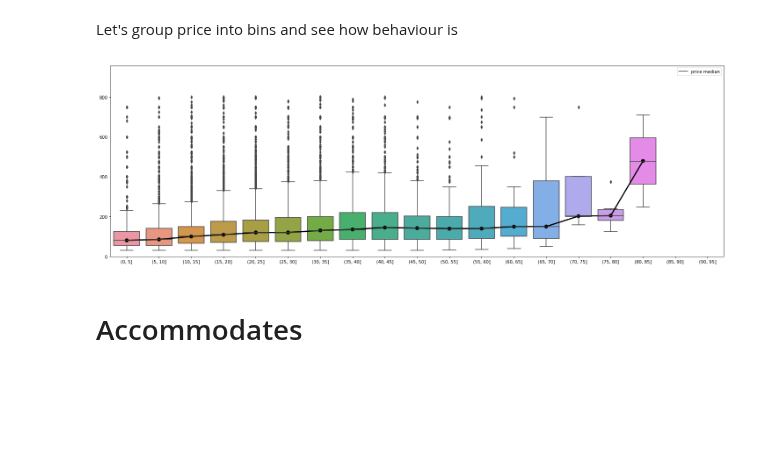
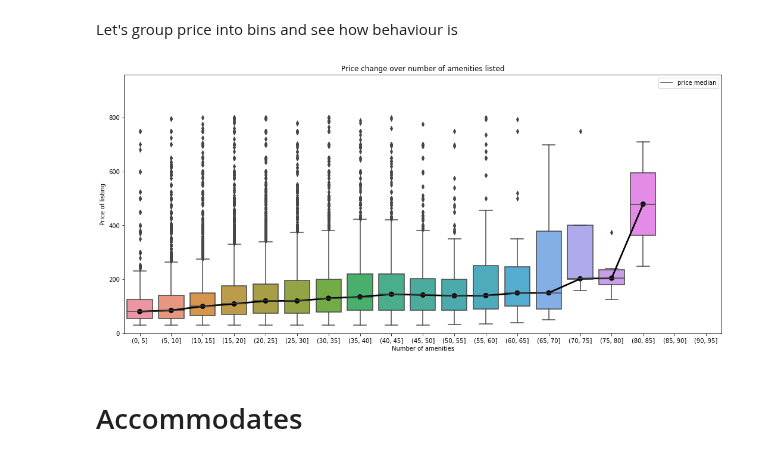
Before and after one commit to principal-miners/listings, a Jupyter notebook: ssh/EDA and validation.ipynb, the cells around one changed output. Drawn from its saved outputs; the diff is of its cells as text; code cells hidden in the pictures; blank space fills up the shorter version.

```diff
--- a/ssh/EDA and validation.ipynb
+++ b/ssh/EDA and validation.ipynb
@@ -124,3 +123,5 @@ No handles with labels found to put in legend.
+# %%
+listings.drop("price_log", axis=1, inplace=True)
 # %% [markdown]
 # Amenities
 # %% [markdown]
@@ -151,10 +152,12 @@ Let's group price into bins and see how behaviour is
 bins = list(range(0,100, 5))
 listings['amenities_binned'] = pd.cut(listings['num_amenities'], bins)
 # %%
-f, ax = plt.subplots(1,1,figsize=(25, 8))
-g = plot_box(x="amenities_binned", y="price", data=listings, ax=ax, agg_rule="median")
+f, ax = plt.subplots(1,1,figsize=(18, 8))
+g = plot_box(x="amenities_binned", y="price", data=listings, ax=ax, agg_rule="median",
+            title="Price change over number of amenities listed",
+            xlabel="Number of amenities", ylabel="Price of listing")
 # %% [output]
-[figure, old version]
+[figure, new version]
 # %% [markdown]
 # Accommodates
 # %% [markdown]
```
Also changed, not shown: parts of 10 cells of this notebook.
